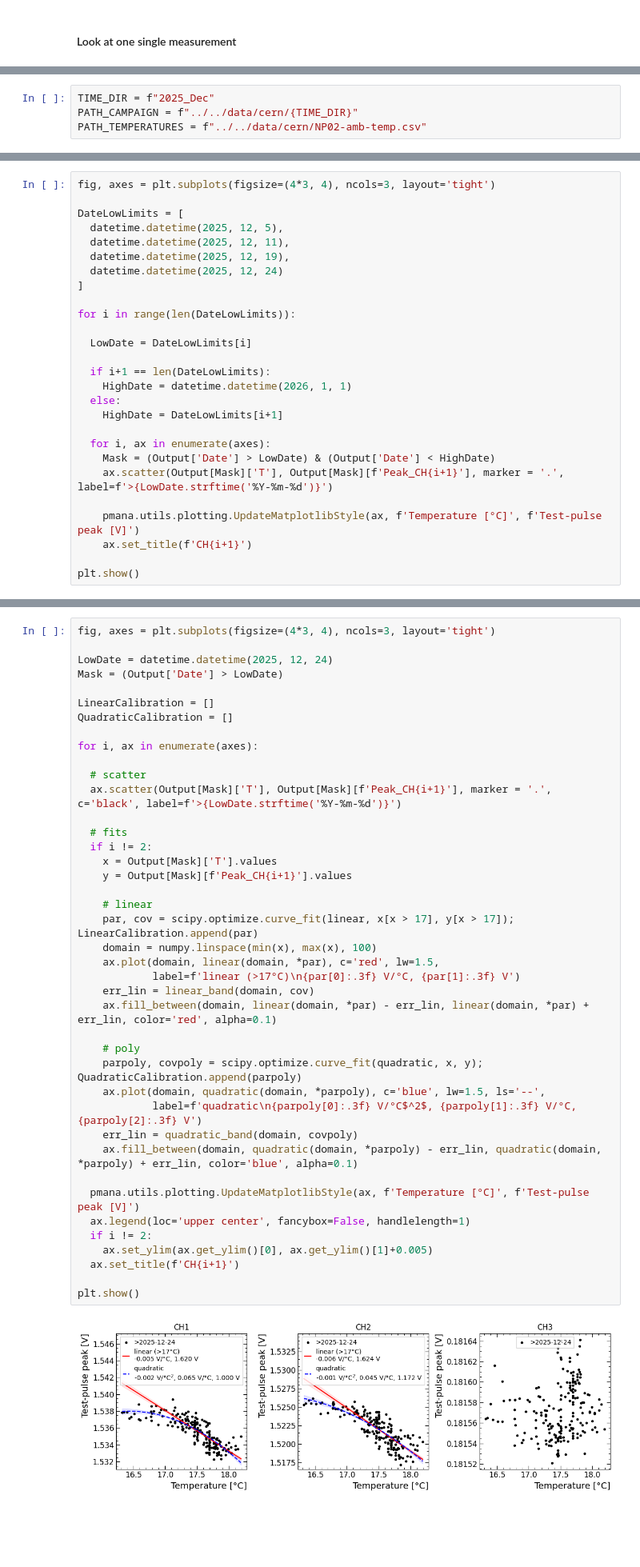
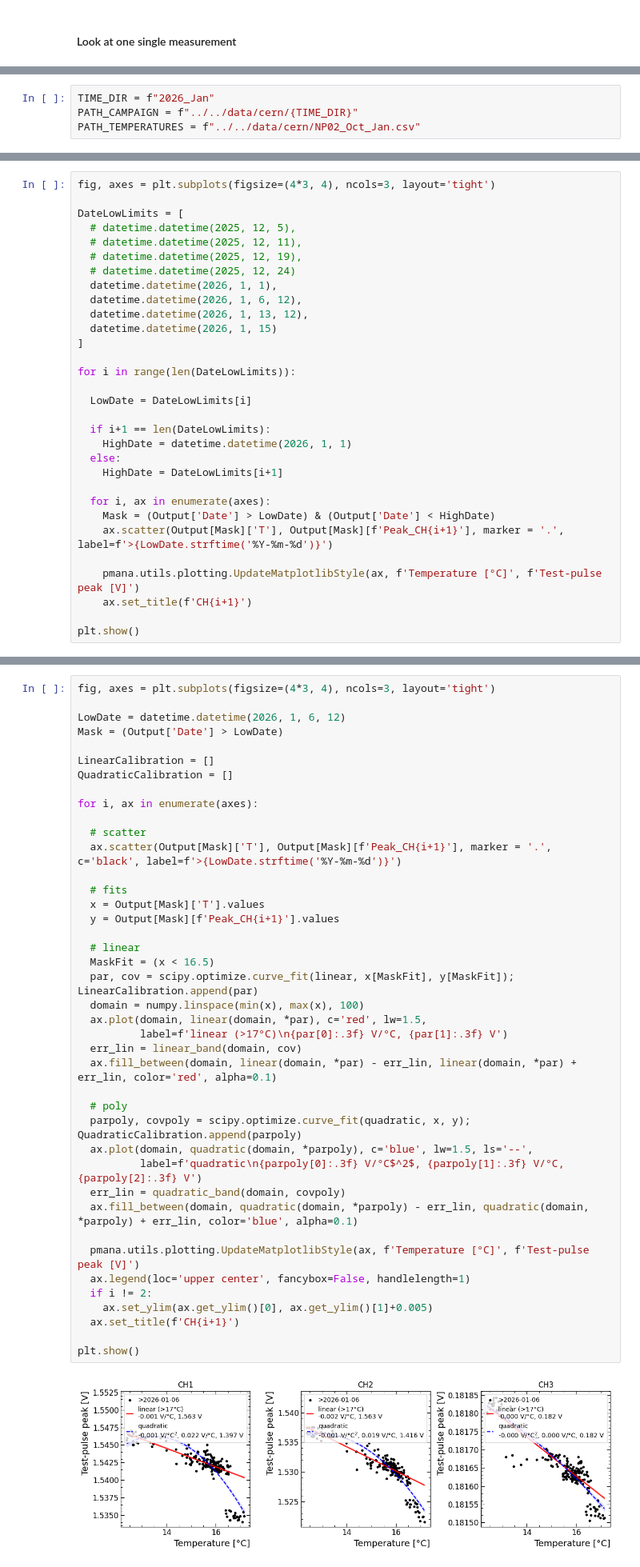
Before and after one commit to rtriozzi/pmana, a Jupyter notebook: notebooks/calibration/pmana_CERN_calibration.ipynb, the cells around one changed output, grey strips where cells are left out. Shown at 80% size. Drawn from its saved outputs; the diff is of its cells as text; blank space fills up the shorter version.

```diff
--- a/notebooks/calibration/pmana_CERN_calibration.ipynb
+++ b/notebooks/calibration/pmana_CERN_calibration.ipynb
@@ -49,9 +51,9 @@ There were 4 used channels in this measurement.
 
 In several campaigns, a test pulse is sent to the channels of each purity monitor. The test pulse serves as a reference, clean, isolated peak (usually, >1 V) we can use to cross-calibrate different channels. Moreover, we can correlate the test pulse trend as function of the temperature to understand the correlation, remove the temperature dependence statistically, and extract the systematic uncertainty on the anode measurements (given that the statistical contribution is negligble for large enough datasets).
 # %%
-TIME_DIR = f"2025_Dec"
+TIME_DIR = f"2026_Jan"
 PATH_CAMPAIGN = f"../../data/cern/{TIME_DIR}"
-PATH_TEMPERATURES = f"../../data/cern/NP02-amb-temp.csv"
+PATH_TEMPERATURES = f"../../data/cern/NP02_Oct_Jan.csv"
 # %%
 # get temperature mapping
 Temperatures = pmana.utils.io.ExtractTemperatureMonitoring(
@@ -152,10 +176,14 @@ Output['T'] = TempVsTime(Output['Date_s'])
 fig, axes = plt.subplots(figsize=(4*3, 4), ncols=3, layout='tight')
 
 DateLowLimits = [
-  datetime.datetime(2025, 12, 5),
-  datetime.datetime(2025, 12, 11),
-  datetime.datetime(2025, 12, 19),
-  datetime.datetime(2025, 12, 24)
+  # datetime.datetime(2025, 12, 5),
+  # datetime.datetime(2025, 12, 11),
+  # datetime.datetime(2025, 12, 19),
+  # datetime.datetime(2025, 12, 24)
+  datetime.datetime(2026, 1, 1),
+  datetime.datetime(2026, 1, 6, 12),
+  datetime.datetime(2026, 1, 13, 12),
+  datetime.datetime(2026, 1, 15)
 ]
 
 for i in range(len(DateLowLimits)):
@@ -204,46 +232,46 @@ def quadratic_band(T, cov):
 # %%
 fig, axes = plt.subplots(figsize=(4*3, 4), ncols=3, layout='tight')
 
-LowDate = datetime.datetime(2025, 12, 24)
+LowDate = datetime.datetime(2026, 1, 6, 12)
 Mask = (Output['Date'] > LowDate)
 
 LinearCalibration = []
 QuadraticCalibration = []
 
 for i, ax in enumerate(axes):
 
   # scatter
   ax.scatter(Output[Mask]['T'], Output[Mask][f'Peak_CH{i+1}'], marker = '.', c='black', label=f'>{LowDate.strftime('%Y-%m-%d')}')
 
   # fits
-  if i != 2:
-    x = Output[Mask]['T'].values
-    y = Output[Mask][f'Peak_CH{i+1}'].values
+  x = Output[Mask]['T'].values
+  y = Output[Mask][f'Peak_CH{i+1}'].values
 
-    # linear
-    par, cov = scipy.optimize.curve_fit(linear, x[x > 17], y[x > 17]); LinearCalibration.append(par)
-    domain = numpy.linspace(min(x), max(x), 100)
-    ax.plot(domain, linear(domain, *par), c='red', lw=1.5,
-            label=f'linear (>17°C)\n{par[0]:.3f} V/°C, {par[1]:.3f} V')
-    err_lin = linear_band(domain, cov)
-    ax.fill_between(domain, linear(domain, *par) - err_lin, linear(domain, *par) + err_lin, color='red', alpha=0.1)
+  # linear
+  MaskFit = (x < 16.5)
+  par, cov = scipy.optimize.curve_fit(linear, x[MaskFit], y[MaskFit]); LinearCalibration.append(par)
+  domain = numpy.linspace(min(x), max(x), 100)
+  ax.plot(domain, linear(domain, *par), c='red', lw=1.5,
+          label=f'linear (>17°C)\n{par[0]:.3f} V/°C, {par[1]:.3f} V')
+  err_lin = linear_band(domain, cov)
+  ax.fill_between(domain, linear(domain, *par) - err_lin, linear(domain, *par) + err_lin, color='red', alpha=0.1)
 
-    # poly
-    parpoly, covpoly = scipy.optimize.curve_fit(quadratic, x, y); QuadraticCalibration.append(parpoly)
-    ax.plot(domain, quadratic(domain, *parpoly), c='blue', lw=1.5, ls='--',
-            label=f'quadratic\n{parpoly[0]:.3f} V/°C$^2$, {parpoly[1]:.3f} V/°C, {parpoly[2]:.3f} V')
-    err_lin = quadratic_band(domain, covpoly)
-    ax.fill_between(domain, quadratic(domain, *parpoly) - err_lin, quadratic(domain, *parpoly) + err_lin, color='blue', alpha=0.1)
+  # poly
+  parpoly, covpoly = scipy.optimize.curve_fit(quadratic, x, y); QuadraticCalibration.append(parpoly)
+  ax.plot(domain, quadratic(domain, *parpoly), c='blue', lw=1.5, ls='--',
+          label=f'quadratic\n{parpoly[0]:.3f} V/°C$^2$, {parpoly[1]:.3f} V/°C, {parpoly[2]:.3f} V')
+  err_lin = quadratic_band(domain, covpoly)
+  ax.fill_between(domain, quadratic(domain, *parpoly) - err_lin, quadratic(domain, *parpoly) + err_lin, color='blue', alpha=0.1)
 
   pmana.utils.plotting.UpdateMatplotlibStyle(ax, f'Temperature [°C]', f'Test-pulse peak [V]')
   ax.legend(loc='upper center', fancybox=False, handlelength=1)
   if i != 2:
     ax.set_ylim(ax.get_ylim()[0], ax.get_ylim()[1]+0.005)
   ax.set_title(f'CH{i+1}')
 
 plt.show()
 # %% [output]
-[figure, old version]
+[figure, new version]
 # %%
 def ApplyCalibration(peak, T, par, mode='linear'):
 
```
Also changed, not shown: parts of 24 cells of this notebook.
